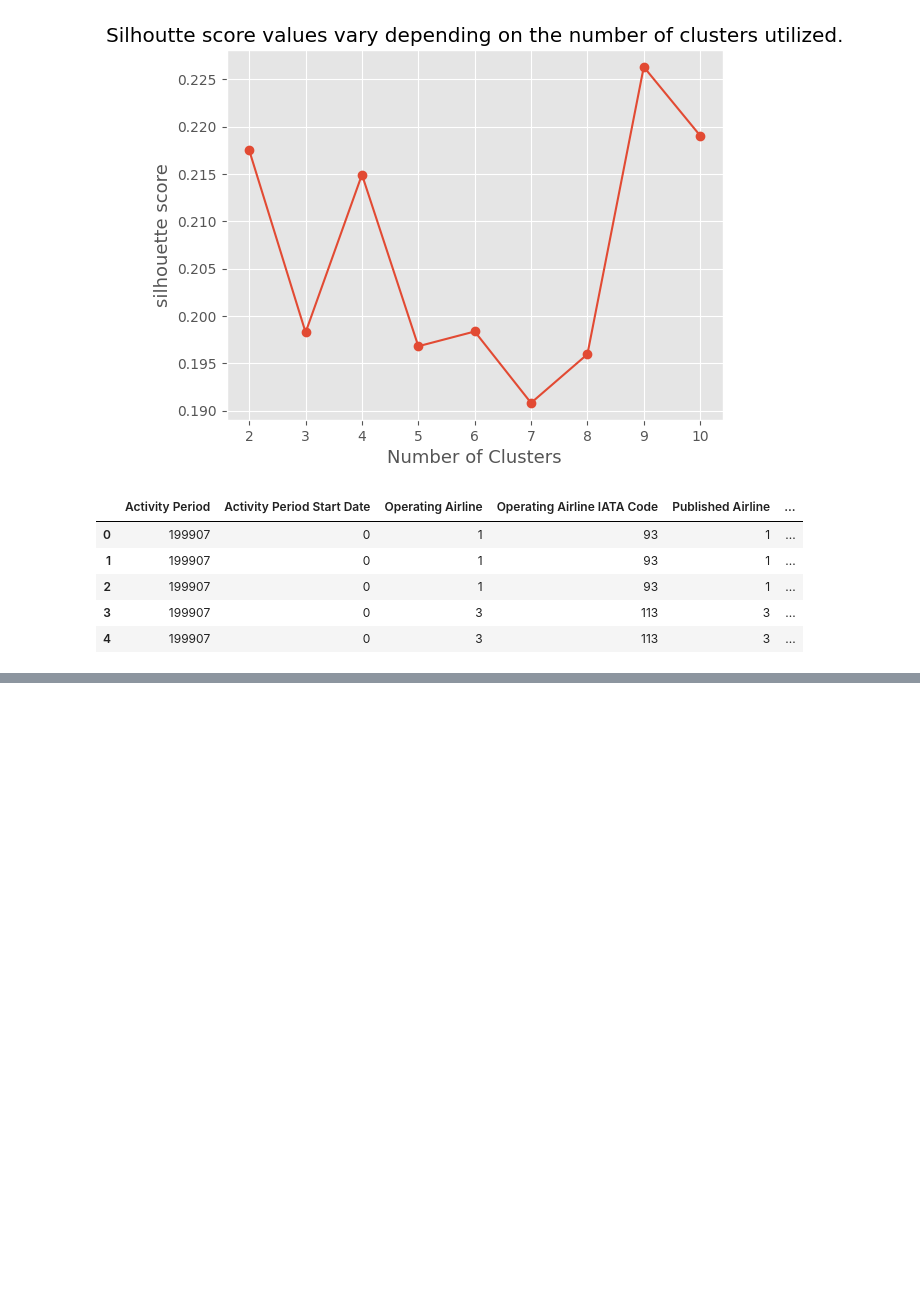
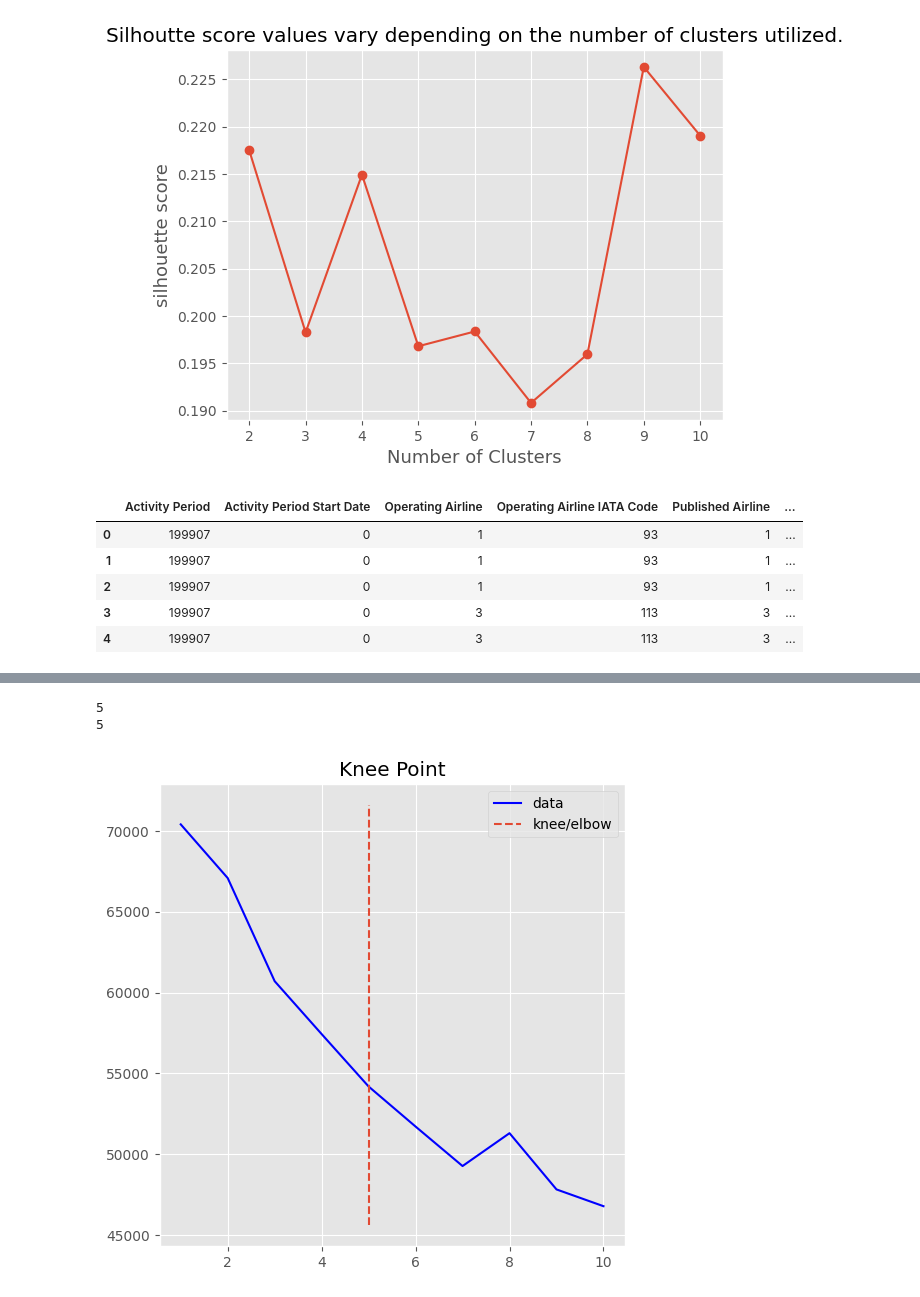
Before and after one commit to aliifam/ppd, a Jupyter notebook: ppd/pekan8/tugas2.ipynb, the cells around one changed output, grey strips where cells are left out. Saved outputs shown, nothing was run; the diff lists cells and outputs as text; code cells hidden in the pictures; blank space fills up the shorter version.

```diff
--- a/ppd/pekan8/tugas2.ipynb
+++ b/ppd/pekan8/tugas2.ipynb
@@ -282,0 +334,14 @@ plt.show()
+# %%
+from kneed import KneeLocator, DataGenerator
+kneedle = KneeLocator(range(1,11),inertia_list, S=1.0, curve='convex', direction='decreasing')
+print(round(kneedle.knee, 3))
+print(round(kneedle.elbow, 3))
+# %% [output]
+5
+5
+# %%
+plt.style.use('ggplot')
+#kneedle.plot_knee_normalized()
+kneedle.plot_knee()
+# %% [output]
+[figure, added]
```
Also changed, not shown: parts of 17 cells of this notebook.
